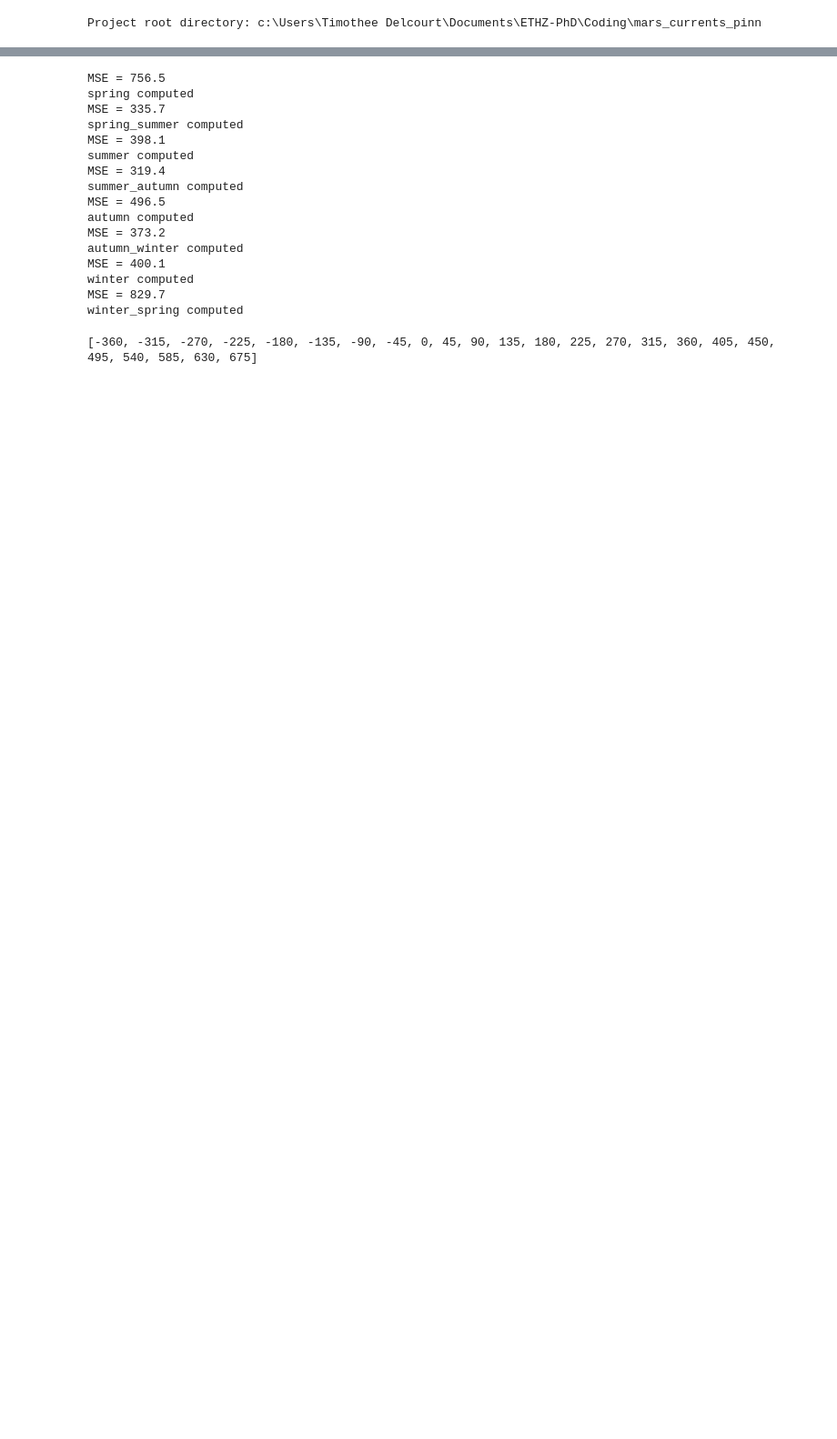
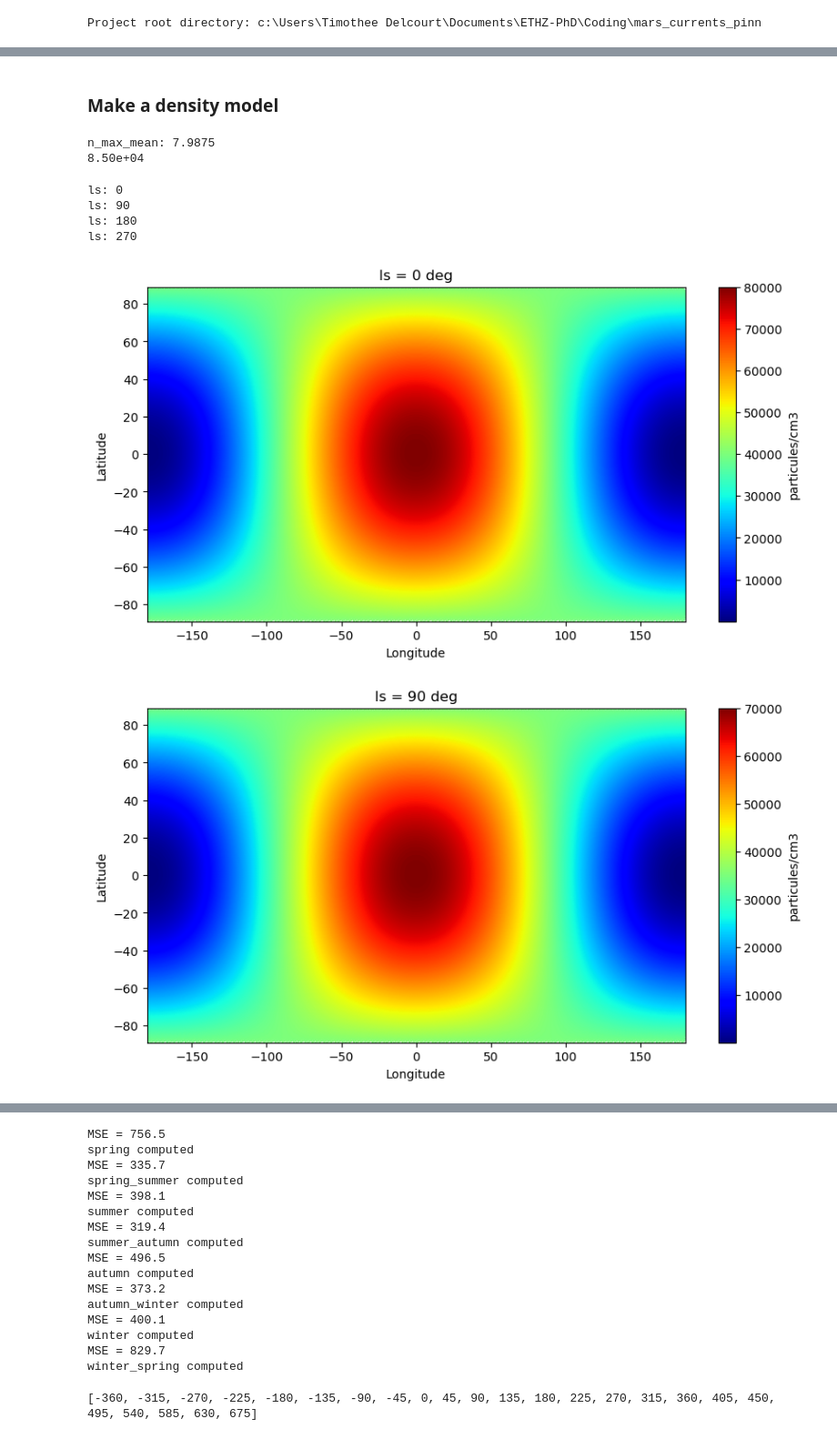
Before and after one commit to TimotheeDelcourt/mars_currents_pinn, a Jupyter notebook: scripts/playground.ipynb, the cells around one changed output, grey strips where cells are left out. Shown at 91% size. Cells and saved outputs as stored; diff of their text form; code cells hidden in the pictures; blank space fills up the shorter version.

```diff
--- a/scripts/playground.ipynb
+++ b/scripts/playground.ipynb
@@ -39,0 +109,34 @@ print(np.array(list_ls)-np.linspace(0,360,32,endpoint=False))
+# %% [markdown]
+### Make a density model
+# %%
+n_max_mean = np.mean([8,7.4,8.7,8.2,7.9,8.1,7.3,8.3])
+print("n_max_mean:", n_max_mean)
+print(f'{np.mean([8*1e4,7*1e4,9*1e4,1e5]):.2e}')
+# %% [output]
+n_max_mean: 7.9875
+8.50e+04
+# %%
+df, _ = ut.fibonacci_sphere(samples = 900000,   alt = 150)
+colat_rad = np.deg2rad(90-df.lat.values)
+lon_rad = np.deg2rad(df.lon)
+
+df_nmax = pd.DataFrame({'ls':[0,90,180,270],'n_max': [8*1e4,7*1e4,9*1e4,1e5]})
+ls=0
+n_max = df_nmax[df_nmax.ls==ls].n_max.values[0]
+
+df['n'] = ((np.sin(colat_rad)*np.cos(lon_rad) * n_max) + n_max)/2
+
+plt.figure(figsize=(10,5))
+sc = plt.scatter(df.lon, df.lat, c=df.n, s=1, cmap='jet')
+plt.colorbar(sc, label='particules/cm3')
+plt.xlabel('Longitude')
+plt.ylabel('Latitude')
+plt.xlim([-180,180])
+plt.ylim([-89,89])
+# %% [output]
+ls: 0
+ls: 90
+ls: 180
+ls: 270
+[figure, added]
+[figure, added]
```
Also changed, not shown: parts of 13 cells of this notebook, 8 other files.
